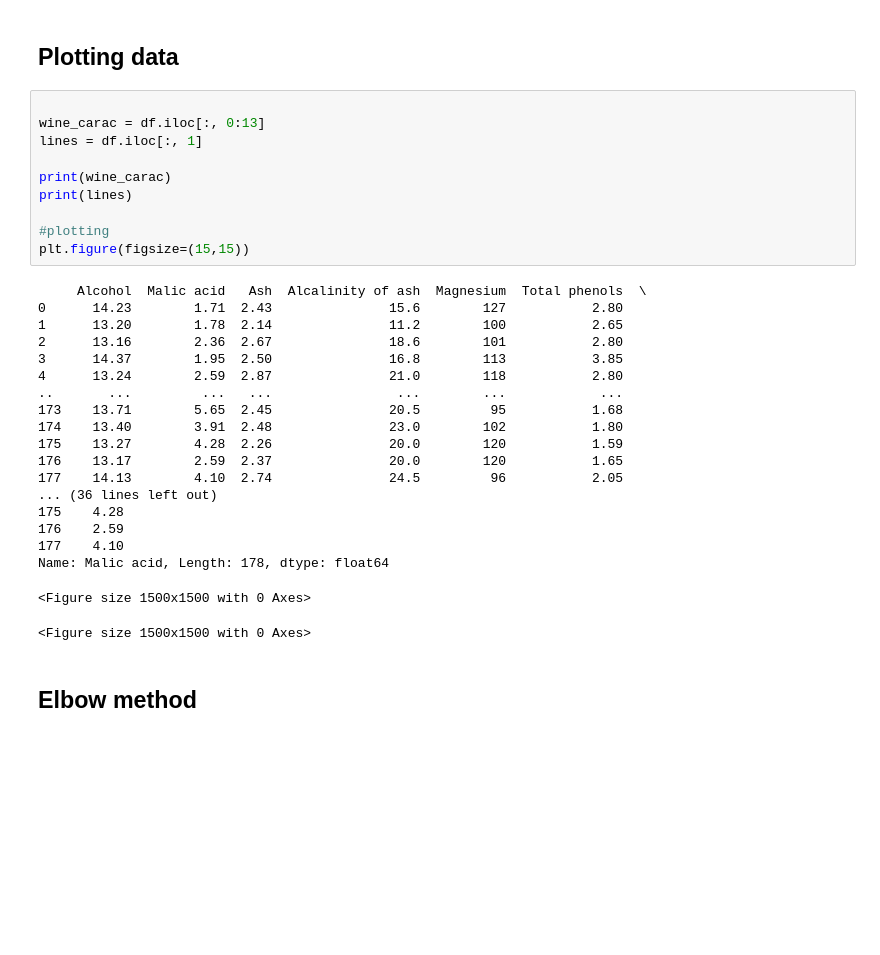
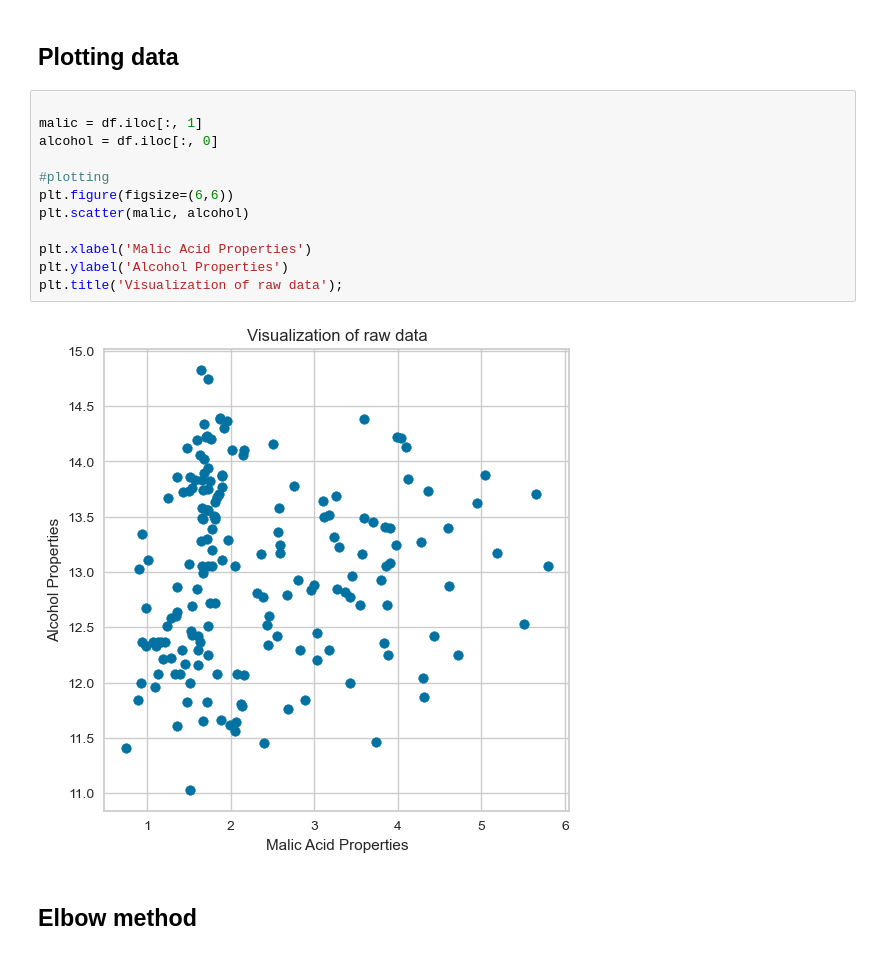
Before and after one commit to Joyvixtor/clustering_project, a Jupyter notebook: main.ipynb, the cells around one changed output. Cells and saved outputs as stored; diff of their text form; blank space fills up the shorter version.

```diff
--- a/main.ipynb
+++ b/main.ipynb
@@ -44,35 +42,19 @@ df.describe(include = "all")
 # %% [markdown]
 ## Plotting data
-# %%
-
-wine_carac = df.iloc[:, 0:13]
-lines = df.iloc[:, 1]
-
-print(wine_carac)
-print(lines)
-
-#plotting
-plt.figure(figsize=(15,15))
-# %% [output]
-     Alcohol  Malic acid   Ash  Alcalinity of ash  Magnesium  Total phenols  \
-0      14.23        1.71  2.43               15.6        127           2.80
-1      13.20        1.78  2.14               11.2        100           2.65
-2      13.16        2.36  2.67               18.6        101           2.80
-3      14.37        1.95  2.50               16.8        113           3.85
-4      13.24        2.59  2.87               21.0        118           2.80
-..       ...         ...   ...                ...        ...            ...
-173    13.71        5.65  2.45               20.5         95           1.68
-174    13.40        3.91  2.48               23.0        102           1.80
-175    13.27        4.28  2.26               20.0        120           1.59
-176    13.17        2.59  2.37               20.0        120           1.65
-177    14.13        4.10  2.74               24.5         96           2.05
-... (36 lines left out)
-175    4.28
-176    2.59
-177    4.10
-Name: Malic acid, Length: 178, dtype: float64
-<Figure size 1500x1500 with 0 Axes>
-<Figure size 1500x1500 with 0 Axes>
+# %%
+
+malic = df.iloc[:, 1]
+alcohol = df.iloc[:, 0]
+
+#plotting
+plt.figure(figsize=(6,6))
+plt.scatter(malic, alcohol)
+
+plt.xlabel('Malic Acid Properties')
+plt.ylabel('Alcohol Properties')
+plt.title('Visualization of raw data');
+# %% [output]
+[figure, added]
 # %% [markdown]
 ## Elbow method
 # %%
```
Also changed, not shown: parts of 7 cells of this notebook.
